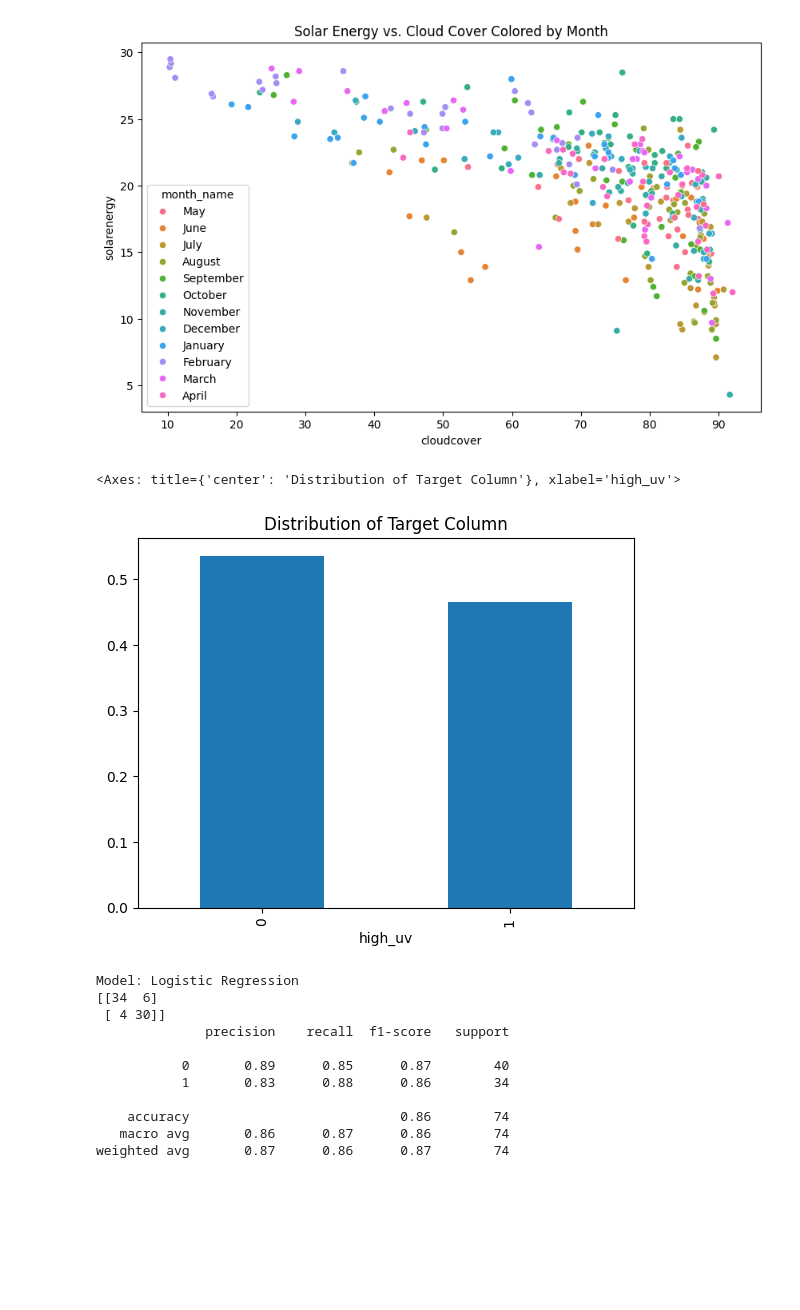
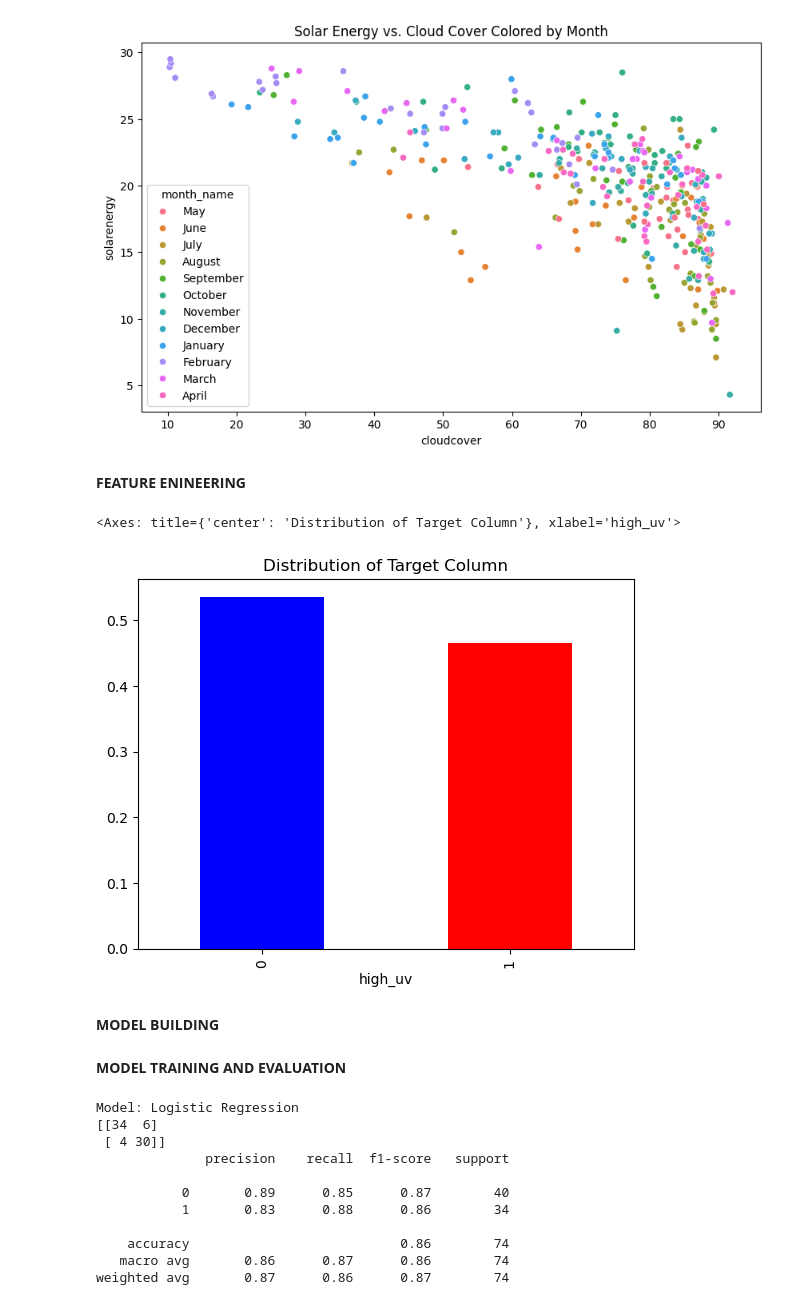
Before and after one commit to bjorn-sys/High_UV_Rays_Forecast, a Jupyter notebook: Nairobi_Weather_Forecast.ipynb, the cells around one changed output. Saved outputs shown, nothing was run; the diff lists cells and outputs as text; code cells hidden in the pictures; blank space fills up the shorter version.

```diff
--- a/Nairobi_Weather_Forecast.ipynb
+++ b/Nairobi_Weather_Forecast.ipynb
@@ -261,4 +276,6 @@ plt.title("Solar Energy vs. Cloud Cover Colored by Month")
 plt.show()
 # %% [output]
 [figure]
+# %% [markdown]
+**FEATURE ENINEERING**
 # %%
@@ -270,6 +286,8 @@ df['high_uv'] = (df['uvindex']> 8).astype(int)
 # %%
-df['high_uv'].value_counts(normalize=True).plot(kind = 'bar', title = 'Distribution of Target Column')
+df['high_uv'].value_counts(normalize=True).plot(kind = 'bar', title = 'Distribution of Target Column', color = ['blue', 'red'])
 # %% [output]
 <Axes: title={'center': 'Distribution of Target Column'}, xlabel='high_uv'>
-[figure, old version]
+[figure, new version]
+# %% [markdown]
+**MODEL BUILDING**
 # %%
@@ -284,3 +307,5 @@ X_test = scaler.transform(X_test)
 with open('scaler.pkl', 'wb') as f:
     pickle.dump(scaler, f)
+# %% [markdown]
+**MODEL TRAINING AND EVALUATION**
 # %%
```
Also changed, not shown: parts of 38 cells of this notebook.
